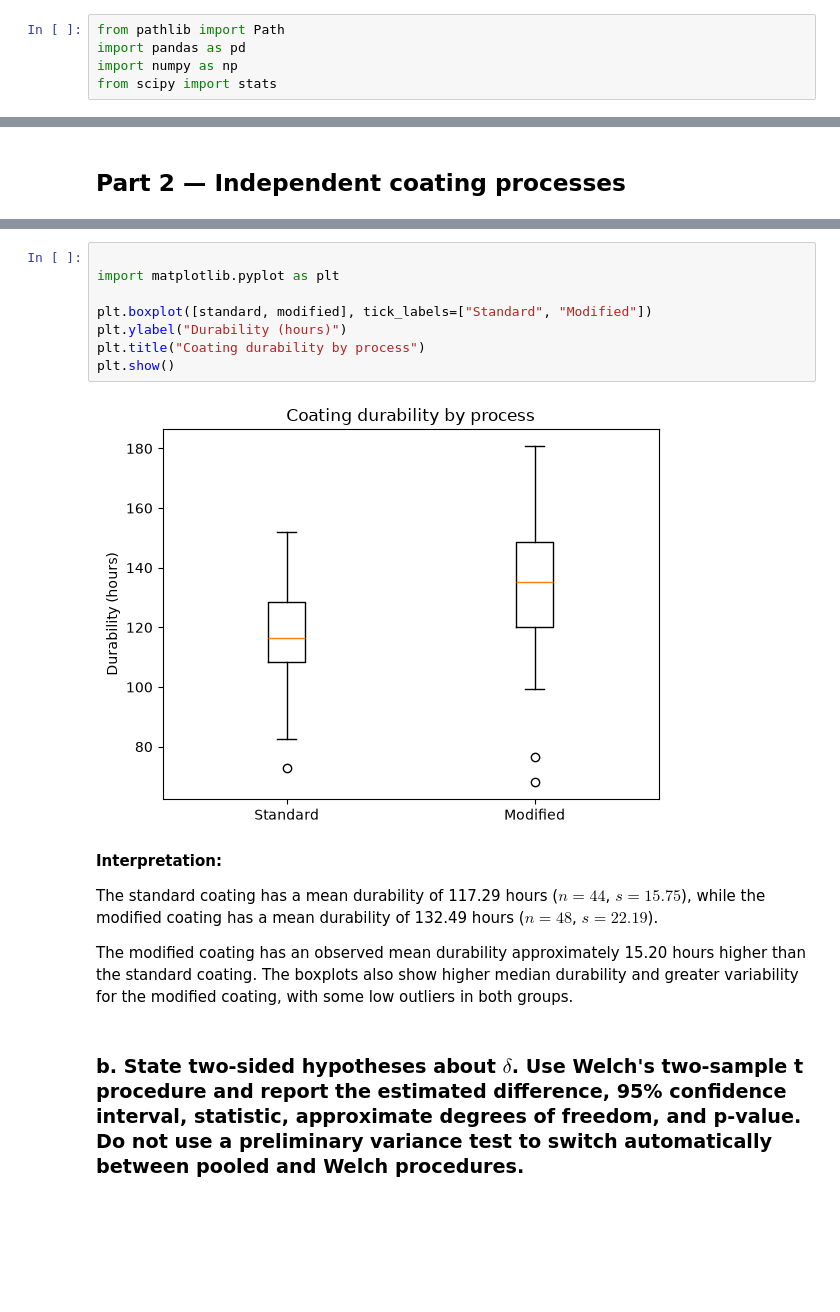
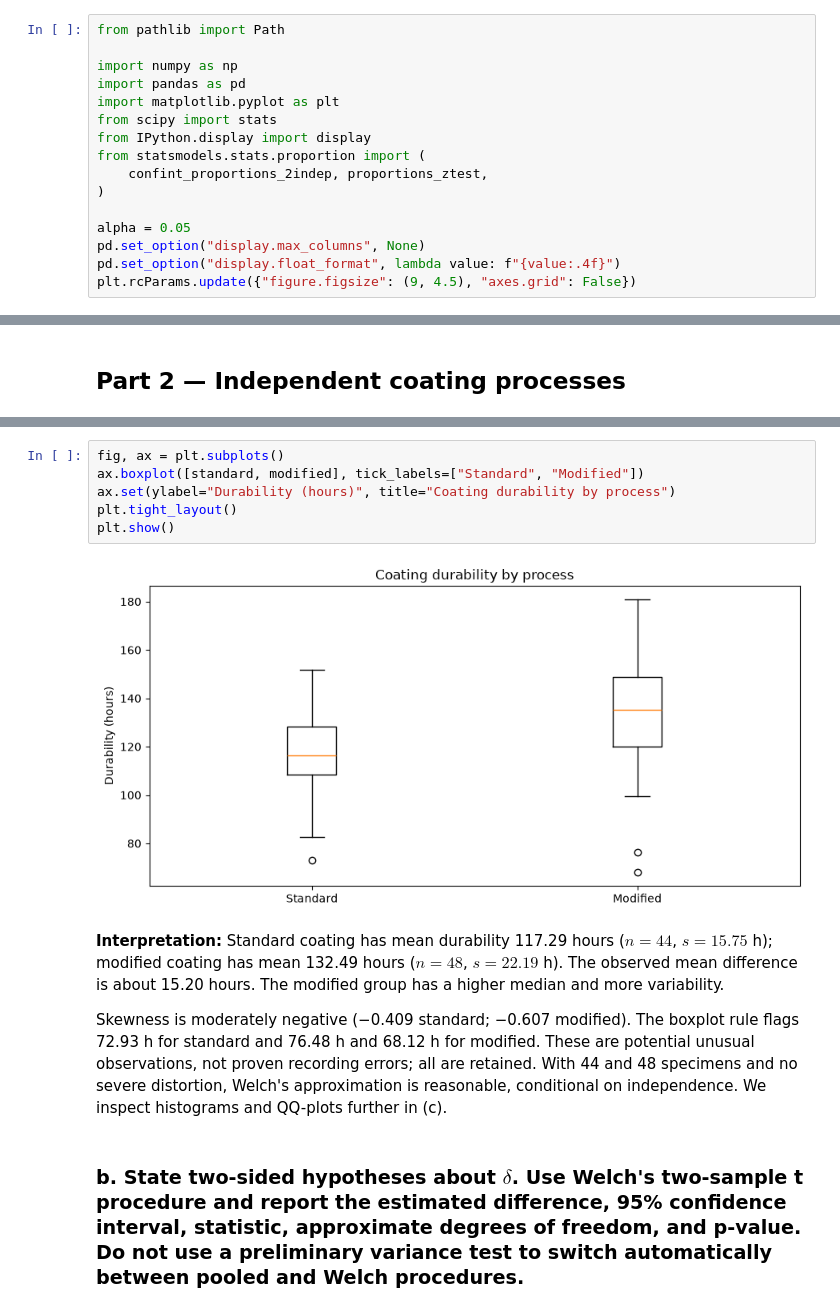
Before and after one commit to SnehaKoirala/STA_Assignments, a Jupyter notebook: Assignment4/Assignment4.ipynb, the cells around one changed output, grey strips where cells are left out. Drawn from its saved outputs; the diff is of its cells as text; blank space fills up the shorter version.

```diff
--- a/Assignment4/Assignment4.ipynb
+++ b/Assignment4/Assignment4.ipynb
@@ -23,6 +29,17 @@
 # %%
 from pathlib import Path
+
+import numpy as np
 import pandas as pd
-import numpy as np
+import matplotlib.pyplot as plt
 from scipy import stats
+from IPython.display import display
+from statsmodels.stats.proportion import (
+    confint_proportions_2indep, proportions_ztest,
+)
+
+alpha = 0.05
+pd.set_option("display.max_columns", None)
+pd.set_option("display.float_format", lambda value: f"{value:.4f}")
+plt.rcParams.update({"figure.figsize": (9, 4.5), "axes.grid": False})
 # %%
@@ -390,20 +539,23 @@ standard     44  117.29  15.75
 # %%
-
-import matplotlib.pyplot as plt
-
-plt.boxplot([standard, modified], tick_labels=["Standard", "Modified"])
-plt.ylabel("Durability (hours)")
-plt.title("Coating durability by process")
+fig, ax = plt.subplots()
+ax.boxplot([standard, modified], tick_labels=["Standard", "Modified"])
+ax.set(ylabel="Durability (hours)", title="Coating durability by process")
+plt.tight_layout()
 plt.show()
 # %% [output]
-[figure, old version]
+[figure, new version]
 # %% [markdown]
+**Interpretation:** Standard coating has mean durability 117.29 hours
+($n=44$, $s=15.75$ h); modified coating has mean 132.49 hours
+($n=48$, $s=22.19$ h). The observed mean difference is about 15.20 hours.
+The modified group has a higher median and more variability.
 
-**Interpretation:**
-
-The standard coating has a mean durability of 117.29 hours ($n=44$, $s=15.75$), while the modified coating has a mean durability of 132.49 hours ($n=48$, $s=22.19$).
-
-The modified coating has an observed mean durability approximately 15.20 hours higher than the standard coating. The boxplots also show higher median durability and greater variability for the modified coating, with some low outliers in both groups.
+Skewness is moderately negative (−0.409 standard; −0.607 modified).
+The boxplot rule flags 72.93 h for standard and 76.48 h and 68.12 h for
+modified. These are potential unusual observations, not proven recording
+errors; all are retained. With 44 and 48 specimens and no severe distortion,
+Welch's approximation is reasonable, conditional on independence. We inspect
+histograms and QQ-plots further in (c).
 # %% [markdown]
 ### b. State two-sided hypotheses about $\delta$. Use Welch's two-sample t procedure and report the estimated difference, 95% confidence interval, statistic, approximate degrees of freedom, and p-value. Do not use a preliminary variance test to switch automatically between pooled and Welch procedures.
 # %% [markdown]
```
Also changed, not shown: parts of 60 cells of this notebook.
